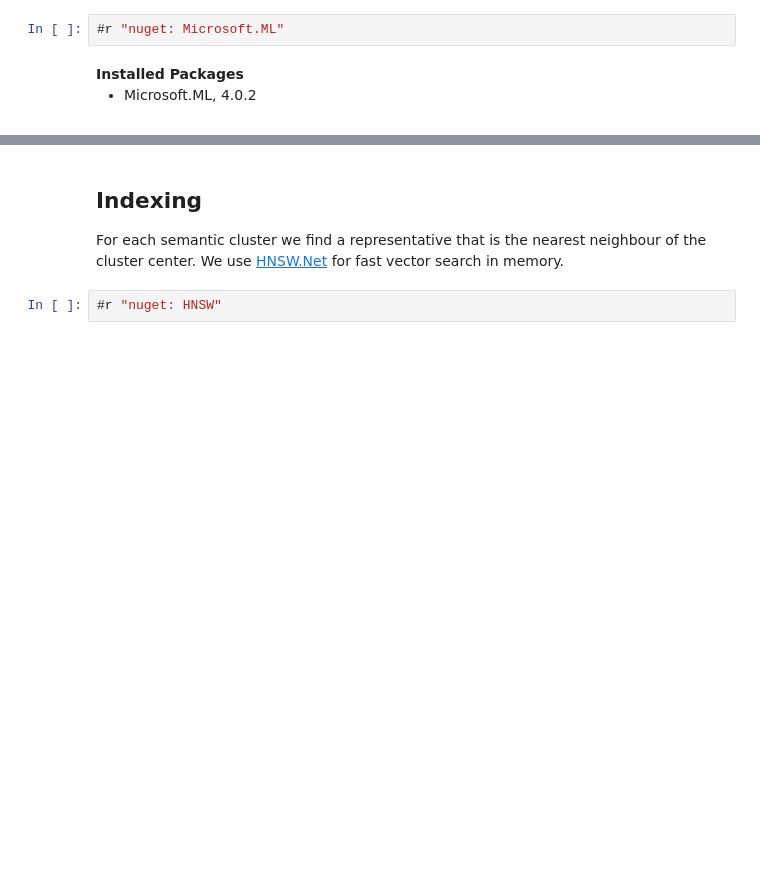
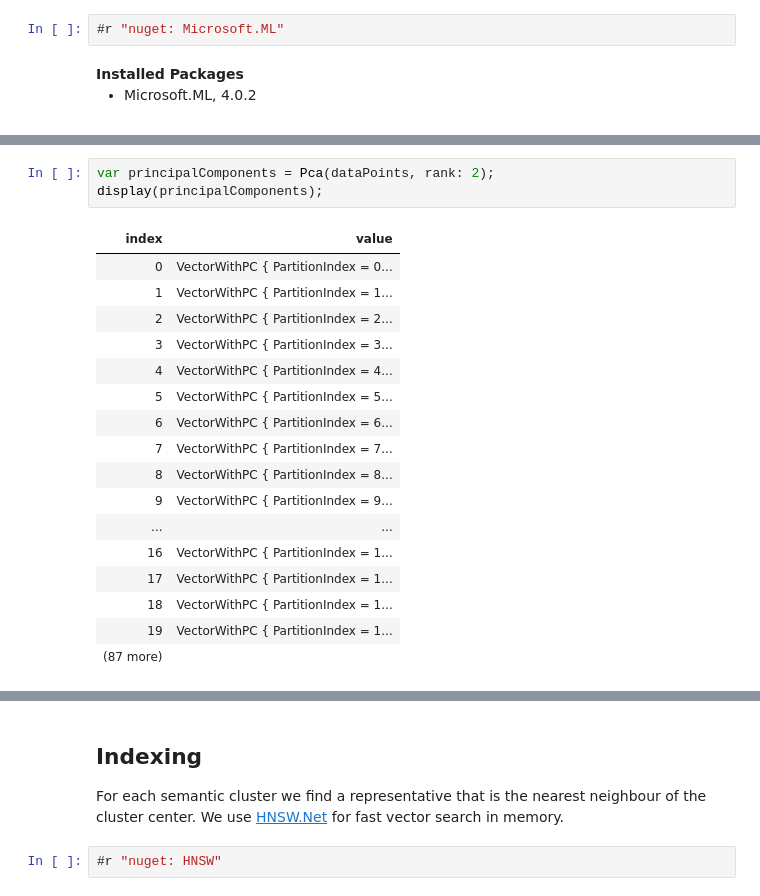
Before and after one commit to halllo/DocumentSummaryExperiments, a Jupyter notebook: clustered_summary.ipynb, the cells around one changed output, grey strips where cells are left out. Drawn from its saved outputs; the diff is of its cells as text; blank space fills up the shorter version.

Commit message:
vector visualization

```diff
--- a/clustered_summary.ipynb
+++ b/clustered_summary.ipynb
@@ -200,0 +250,21 @@ K-means took 00:00:00.0794333 to build 10 clusters
+# %%
+var principalComponents = Pca(dataPoints, rank: 2);
+display(principalComponents);
+# %% [output]
+| index | value |
+| 0 | VectorWithPC { PartitionIndex = 0... |
+| 1 | VectorWithPC { PartitionIndex = 1... |
+| 2 | VectorWithPC { PartitionIndex = 2... |
+| 3 | VectorWithPC { PartitionIndex = 3... |
+| 4 | VectorWithPC { PartitionIndex = 4... |
+| 5 | VectorWithPC { PartitionIndex = 5... |
+| 6 | VectorWithPC { PartitionIndex = 6... |
+| 7 | VectorWithPC { PartitionIndex = 7... |
+| 8 | VectorWithPC { PartitionIndex = 8... |
+| 9 | VectorWithPC { PartitionIndex = 9... |
+| ... | ... |
+| 16 | VectorWithPC { PartitionIndex = 1... |
+| 17 | VectorWithPC { PartitionIndex = 1... |
+| 18 | VectorWithPC { PartitionIndex = 1... |
+| 19 | VectorWithPC { PartitionIndex = 1... |
+| (87 more) |  |
```
Also changed, not shown: parts of 16 cells of this notebook.
